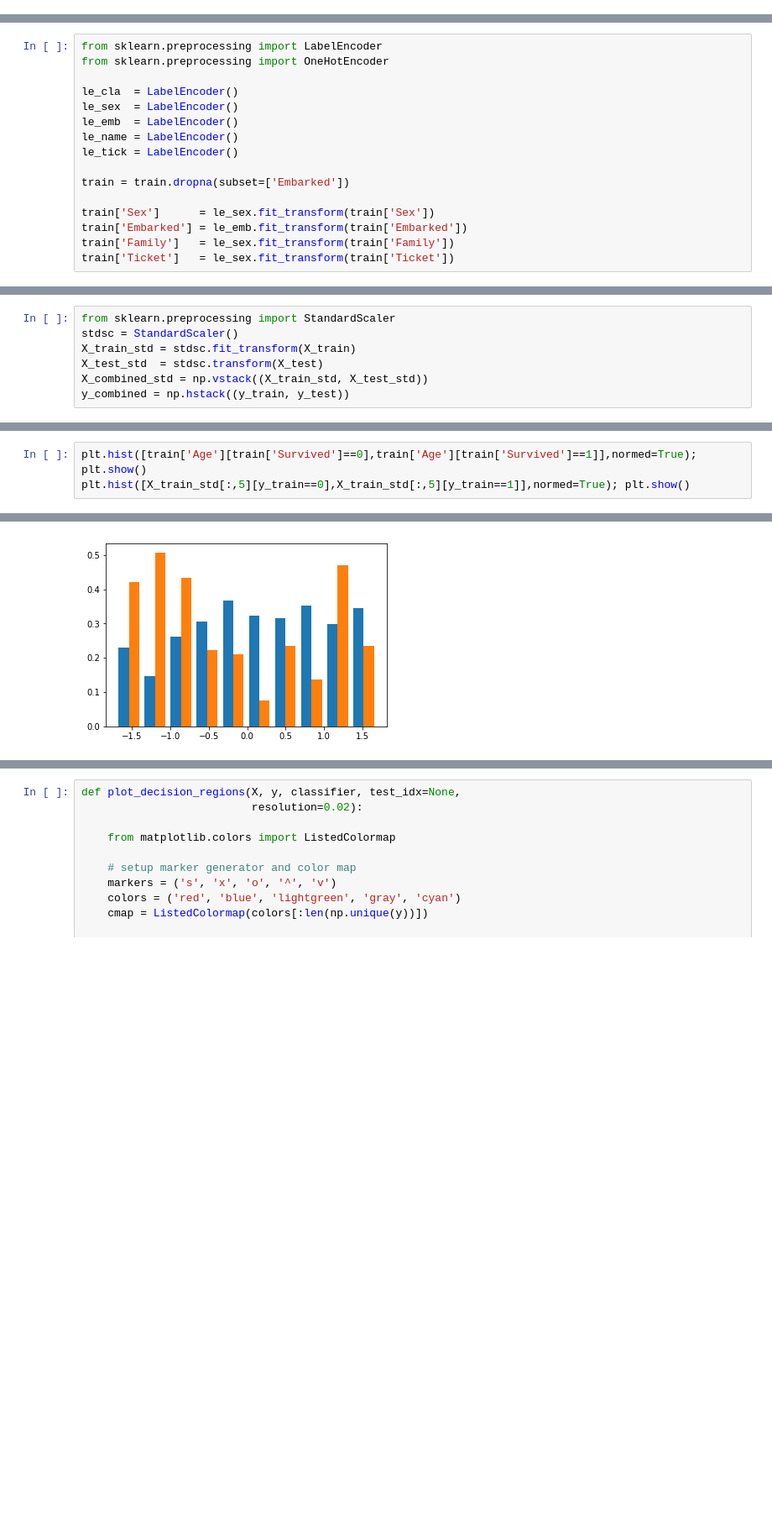
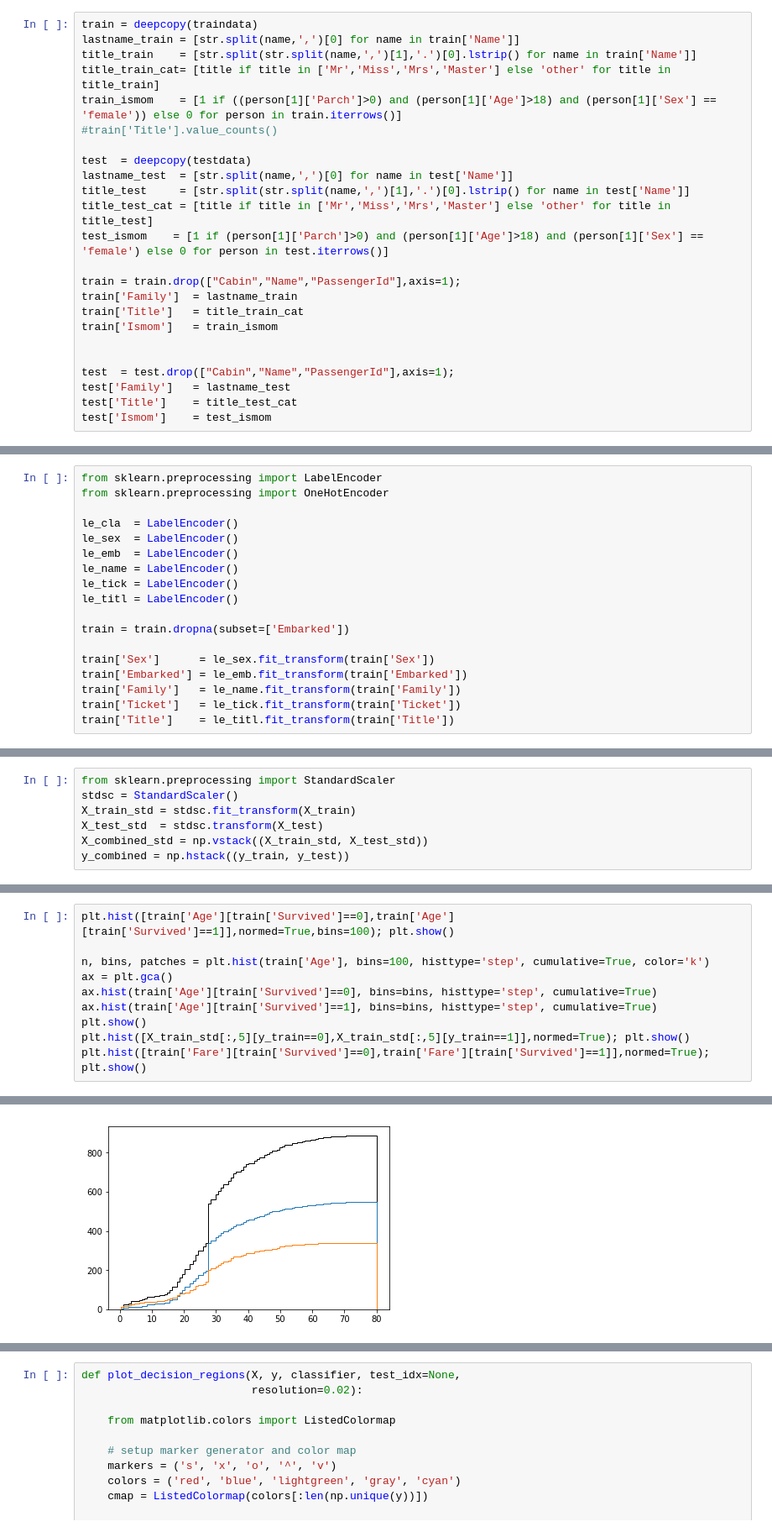
Before and after one commit to tanmoylaskar/ML, a Jupyter notebook: PyML/titanic/titanic.ipynb, the cells around one changed output, grey strips where cells are left out. Shown at 84% size. Drawn from its saved outputs; the diff is of its cells as text; blank space fills up the shorter version.

```diff
--- a/PyML/titanic/titanic.ipynb
+++ b/PyML/titanic/titanic.ipynb
@@ -41,0 +32,24 @@ test['Family']   = lastname_test
+# %%
+train = deepcopy(traindata)
+lastname_train = [str.split(name,',')[0] for name in train['Name']]
+title_train    = [str.split(str.split(name,',')[1],'.')[0].lstrip() for name in train['Name']]
+title_train_cat= [title if title in ['Mr','Miss','Mrs','Master'] else 'other' for title in title_train]
+train_ismom    = [1 if ((person[1]['Parch']>0) and (person[1]['Age']>18) and (person[1]['Sex'] == 'female')) else 0 for person in train.iterrows()]
+#train['Title'].value_counts()
+
+test  = deepcopy(testdata)
+lastname_test  = [str.split(name,',')[0] for name in test['Name']]
+title_test     = [str.split(str.split(name,',')[1],'.')[0].lstrip() for name in test['Name']]
+title_test_cat = [title if title in ['Mr','Miss','Mrs','Master'] else 'other' for title in title_test]
+test_ismom    = [1 if (person[1]['Parch']>0) and (person[1]['Age']>18) and (person[1]['Sex'] == 'female') else 0 for person in test.iterrows()]
+
+train = train.drop(["Cabin","Name","PassengerId"],axis=1);
+train['Family']  = lastname_train
+train['Title']   = title_train_cat
+train['Ismom']   = train_ismom
+
+
+test  = test.drop(["Cabin","Name","PassengerId"],axis=1);
+test['Family']   = lastname_test
+test['Title']    = title_test_cat
+test['Ismom']    = test_ismom
@@ -50,13 +71,15 @@ le_sex  = LabelEncoder()
 le_emb  = LabelEncoder()
 le_name = LabelEncoder()
 le_tick = LabelEncoder()
+le_titl = LabelEncoder()
 
 train = train.dropna(subset=['Embarked'])
 
 train['Sex']      = le_sex.fit_transform(train['Sex'])
 train['Embarked'] = le_emb.fit_transform(train['Embarked'])
-train['Family']   = le_sex.fit_transform(train['Family'])
-train['Ticket']   = le_sex.fit_transform(train['Ticket'])
+train['Family']   = le_name.fit_transform(train['Family'])
+train['Ticket']   = le_tick.fit_transform(train['Ticket'])
+train['Title']    = le_titl.fit_transform(train['Title'])
 # %%
 plt.hist(train['Age'].dropna(),bins=20)
 # %% [output]
@@ -123,4 +146,11 @@ train.describe()
 # %%
-plt.hist([train['Age'][train['Survived']==0],train['Age'][train['Survived']==1]],normed=True); plt.show()
+plt.hist([train['Age'][train['Survived']==0],train['Age'][train['Survived']==1]],normed=True,bins=100); plt.show()
+
+n, bins, patches = plt.hist(train['Age'], bins=100, histtype='step', cumulative=True, color='k')
+ax = plt.gca()
+ax.hist(train['Age'][train['Survived']==0], bins=bins, histtype='step', cumulative=True)
+ax.hist(train['Age'][train['Survived']==1], bins=bins, histtype='step', cumulative=True)
+plt.show()
 plt.hist([X_train_std[:,5][y_train==0],X_train_std[:,5][y_train==1]],normed=True); plt.show()
+plt.hist([train['Fare'][train['Survived']==0],train['Fare'][train['Survived']==1]],normed=True); plt.show()
 # %% [output]
@@ -128 +158 @@ plt.hist([X_train_std[:,5][y_train==0],X_train_std[:,5][y_train==1]],normed=True
-[figure, old version]
+[figure, new version]
```
Also changed, not shown: parts of 16 cells of this notebook.
